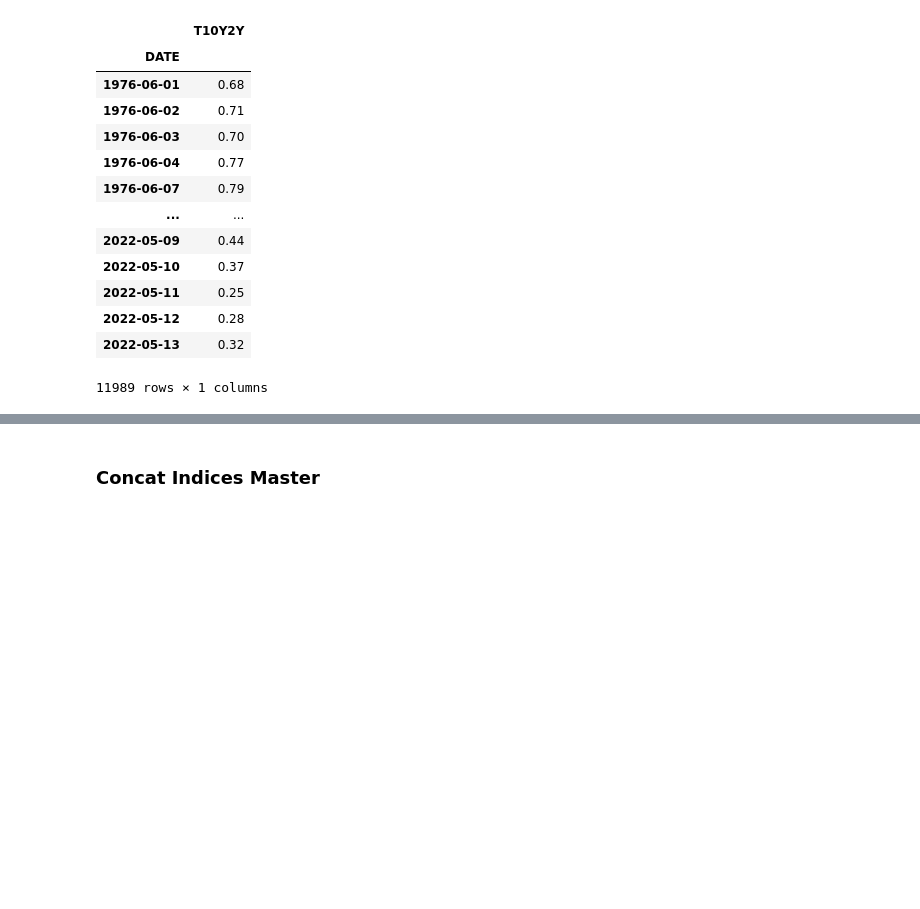
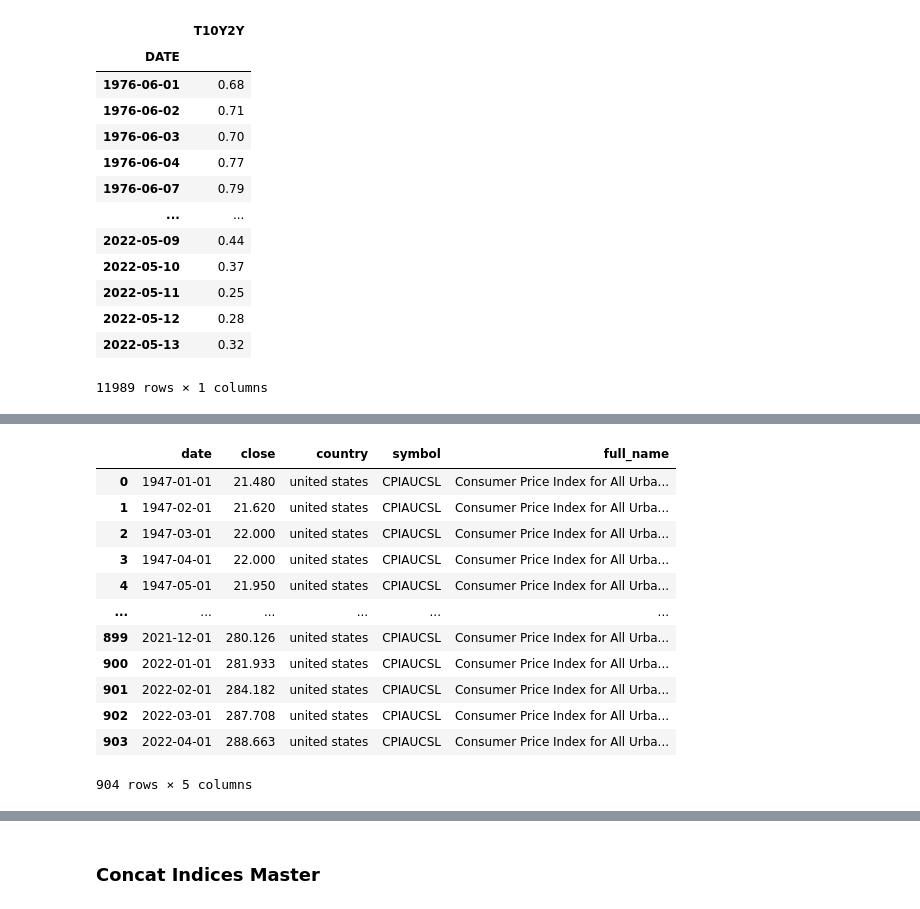
Before and after one commit to vifootball/stock-database-builder, a Jupyter notebook: get_data.ipynb, the cells around one changed output, grey strips where cells are left out. Drawn from its saved outputs; the diff is of its cells as text; code cells hidden in the pictures; blank space fills up the shorter version.

```diff
--- a/get_data.ipynb
+++ b/get_data.ipynb
@@ -35,0 +60,3 @@ investpy.etfs.get_etfs_overview(country='united states')
+# %%
+df = pd.read_csv(os.path.join('download', 'history_etf', 'GLD_history.csv'))
+df.head()
@@ -219,0 +309,3 @@ yf.Ticker('^DJI').history()
+# %%
+a = yf.Ticker('^DJI').history(period='max').reset_index()
+a.columns
@@ -266,6 +364,9 @@ len(df)yf.Ticker('dxy').history()
 # %% [output]
 605
 # %%
+df = yf.Ticker('rpar').history(period='max').reset_index()
+len(df)yf.Ticker('dxy').history()
+
 def preprocess_etf_history(df):
     df['Date'] = pd.to_datetime(df['Date'])
     df['Recent_Yearly_Dividends'] = df.set_index('Date')['Dividends'].rolling(window='365d').sum().to_numpy()
@@ -285,6 +386,10 @@ def preprocess_etf_history(df):
     # df['Drawdown_20']
     # df['Drawdown_22']
     return df
+
+def summarize_history(df): # 모든 preprocessed column의 최신값
+    df['All_Time_High'] = df['Close'].cummax()
+    pass
 # %%
 
 etf_history = []
@@ -518,0 +646,38 @@ a
+# %%
+# iterrow 보다 itertuple이 훨씬 빠르다고 함
+
+fred = pd.DataFrame(LIST_DICT_SYMBOLS_FRED)
+fred.head()
+
+start, end = (dt.datetime(1800, 1, 1), dt.datetime.today())
+for row in tqdm(fred[:1].itertuples(), total=len(fred)):
+    i = getattr(row, 'Index')
+    symbol = getattr(row, 'symbol')
+    try:
+        history = web.DataReader(symbol, 'fred', start, end).reset_index(drop=False)
+        history['country'] = getattr(row, 'country')
+        history['symbol'] = getattr(row, 'symbol')
+        history['full_name'] = getattr(row, 'full_name')
+        history.rename(columns={f'{symbol}':'close'}, inplace=True)
+        history.rename(columns={'DATE':'date'}, inplace=True)
+
+
+        history.to_csv(
+            os.path.join(DIRNAME_DOWNLOAD, SUBDIRNAME_HISTORY_INDICES, f'history_{symbol}.csv'),  index=False)
+    except:
+        print(f'Error Occured at Loop {i}: {symbol}')
+history
+# %% [output]
+|  | date | close | country | symbol | full_name |
+| 0 | 1947-01-01 | 21.480 | united states | CPIAUCSL | Consumer Price Index for All Urba... |
+| 1 | 1947-02-01 | 21.620 | united states | CPIAUCSL | Consumer Price Index for All Urba... |
+| 2 | 1947-03-01 | 22.000 | united states | CPIAUCSL | Consumer Price Index for All Urba... |
+| 3 | 1947-04-01 | 22.000 | united states | CPIAUCSL | Consumer Price Index for All Urba... |
+| 4 | 1947-05-01 | 21.950 | united states | CPIAUCSL | Consumer Price Index for All Urba... |
+| ... | ... | ... | ... | ... | ... |
+| 899 | 2021-12-01 | 280.126 | united states | CPIAUCSL | Consumer Price Index for All Urba... |
+| 900 | 2022-01-01 | 281.933 | united states | CPIAUCSL | Consumer Price Index for All Urba... |
+| 901 | 2022-02-01 | 284.182 | united states | CPIAUCSL | Consumer Price Index for All Urba... |
+| 902 | 2022-03-01 | 287.708 | united states | CPIAUCSL | Consumer Price Index for All Urba... |
+| 903 | 2022-04-01 | 288.663 | united states | CPIAUCSL | Consumer Price Index for All Urba... |
+904 rows × 5 columns
```
Also changed, not shown: parts of 25 cells of this notebook, 2 other files.
